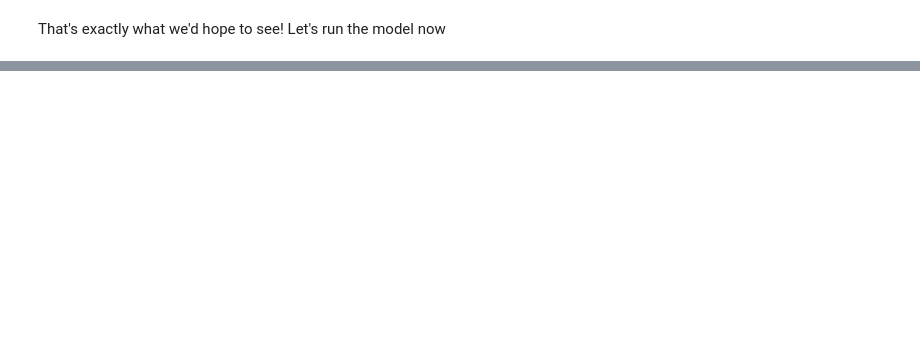
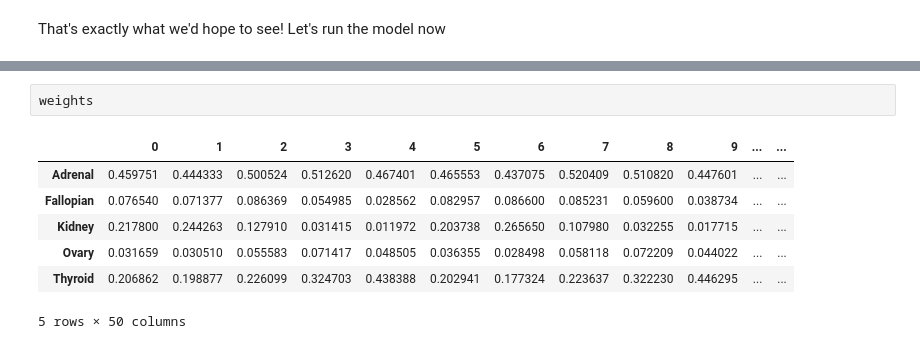
Before and after one commit to jvivian/Bayesian-Outlier-Model, a Jupyter notebook: notebooks/Mixture-Model-Simulation-Validation.ipynb, the cells around one changed output, grey strips where cells are left out. Drawn from its saved outputs; the diff is of its cells as text; blank space fills up the shorter version.

```diff
--- a/notebooks/Mixture-Model-Simulation-Validation.ipynb
+++ b/notebooks/Mixture-Model-Simulation-Validation.ipynb
@@ -187,0 +336,10 @@ ppp['all'] = r.outlier.posterior_predictive_pvals(mix_sample, ppc)
+# %%
+weights
+# %% [output]
+|  | 0 | 1 | 2 | 3 | 4 | 5 | 6 | 7 | 8 | 9 | ... | ... |
+| Adrenal | 0.459751 | 0.444333 | 0.500524 | 0.512620 | 0.467401 | 0.465553 | 0.437075 | 0.520409 | 0.510820 | 0.447601 | ... | ... |
+| Fallopian | 0.076540 | 0.071377 | 0.086369 | 0.054985 | 0.028562 | 0.082957 | 0.086600 | 0.085231 | 0.059600 | 0.038734 | ... | ... |
+| Kidney | 0.217800 | 0.244263 | 0.127910 | 0.031415 | 0.011972 | 0.203738 | 0.265650 | 0.107980 | 0.032255 | 0.017715 | ... | ... |
+| Ovary | 0.031659 | 0.030510 | 0.055583 | 0.071417 | 0.048505 | 0.036355 | 0.028498 | 0.058118 | 0.072209 | 0.044022 | ... | ... |
+| Thyroid | 0.206862 | 0.198877 | 0.226099 | 0.324703 | 0.438388 | 0.202941 | 0.177324 | 0.223637 | 0.322230 | 0.446295 | ... | ... |
+5 rows × 50 columns
```
Also changed, not shown: parts of 56 cells of this notebook, 35 other files.
